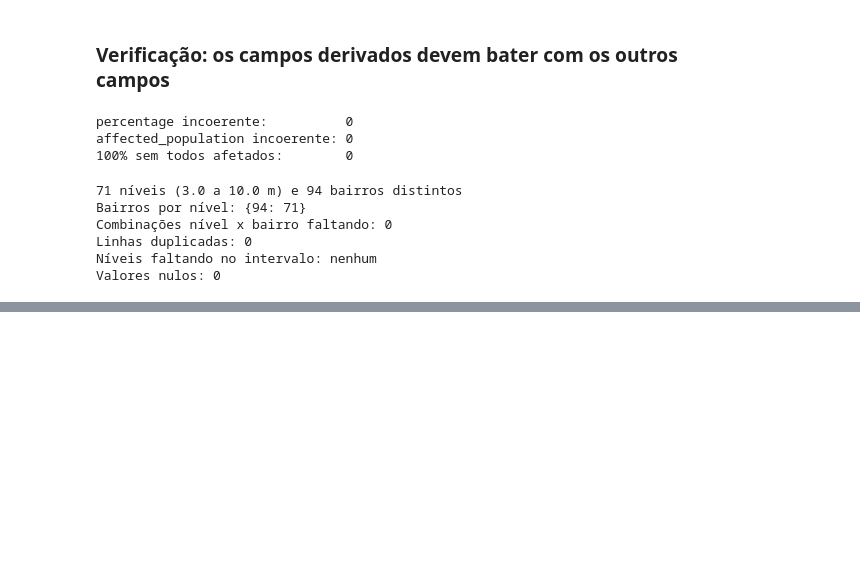
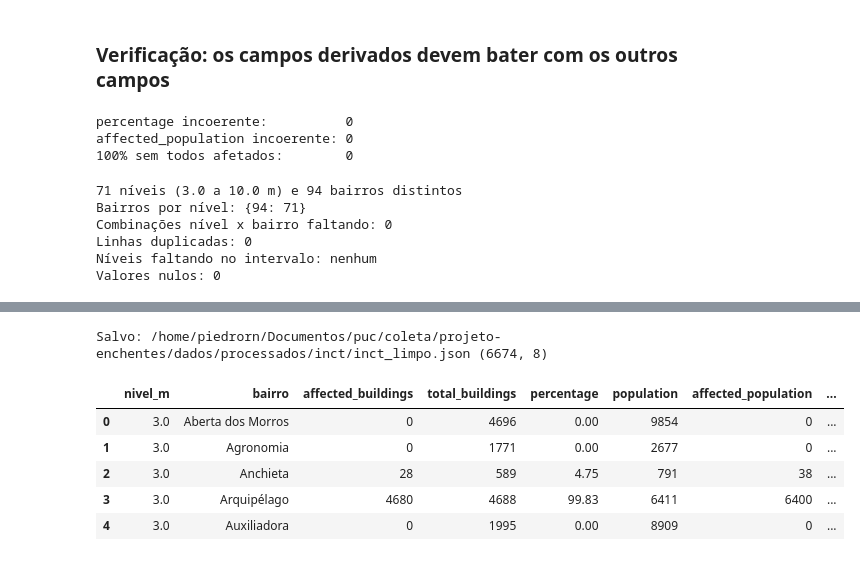
Before and after one commit to FernandoJungLau/projeto-enchentes, a Jupyter notebook: notebooks/analise_exploratoria_inct.ipynb, the cells around one changed output, grey strips where cells are left out. Saved outputs shown, nothing was run; the diff lists cells and outputs as text; code cells hidden in the pictures; blank space fills up the shorter version.

```diff
--- a/notebooks/analise_exploratoria_inct.ipynb
+++ b/notebooks/analise_exploratoria_inct.ipynb
@@ -296,0 +432,19 @@ Valores nulos: 0
+# %%
+SAIDA = RAIZ / "dados" / "processados" / "inct"
+SAIDA.mkdir(parents=True, exist_ok=True)
+arquivo = SAIDA / "inct_limpo.json"
+
+with open(arquivo, "w", encoding="utf-8") as f:
+    json.dump(inct_limpo.to_dict(orient="records"), f, ensure_ascii=False, indent=1)
+
+releitura = pd.read_json(arquivo)
+print("Salvo:", arquivo, releitura.shape)
+releitura.head()
+# %% [output]
+Salvo: /home/piedrorn/Documentos/puc/coleta/projeto-enchentes/dados/processados/inct/inct_limpo.json (6674, 8)
+|  | nivel_m | bairro | affected_buildings | total_buildings | percentage | population | affected_population | ... |
+| 0 | 3.0 | Aberta dos Morros | 0 | 4696 | 0.00 | 9854 | 0 | ... |
+| 1 | 3.0 | Agronomia | 0 | 1771 | 0.00 | 2677 | 0 | ... |
+| 2 | 3.0 | Anchieta | 28 | 589 | 4.75 | 791 | 38 | ... |
+| 3 | 3.0 | Arquipélago | 4680 | 4688 | 99.83 | 6411 | 6400 | ... |
+| 4 | 3.0 | Auxiliadora | 0 | 1995 | 0.00 | 8909 | 0 | ... |
```
Also changed, not shown: parts of 10 cells of this notebook, 1 other file.
